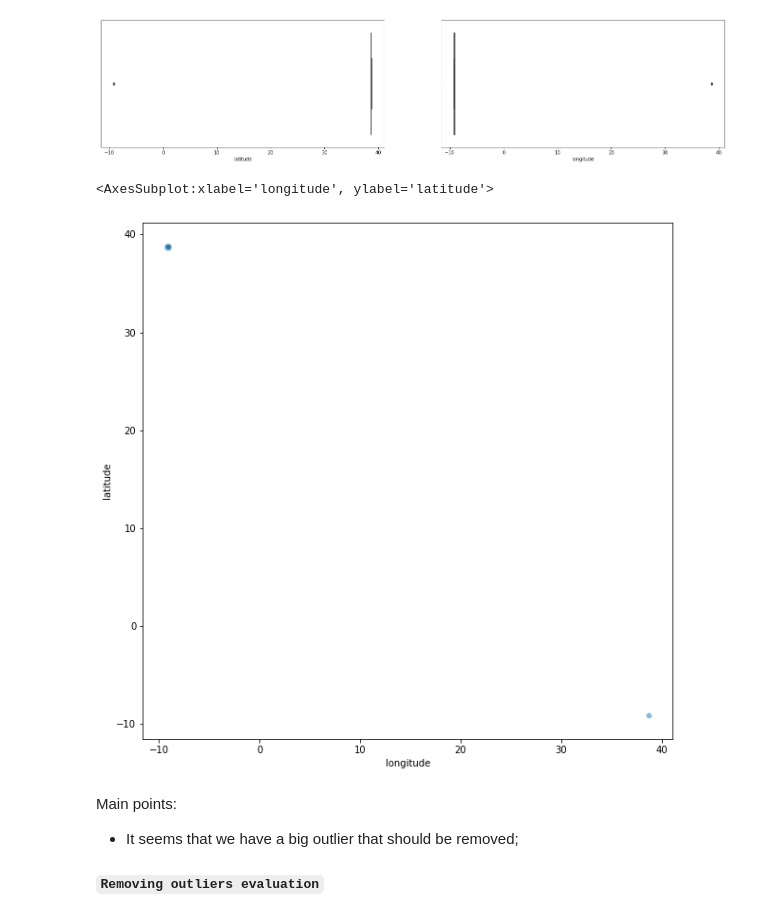
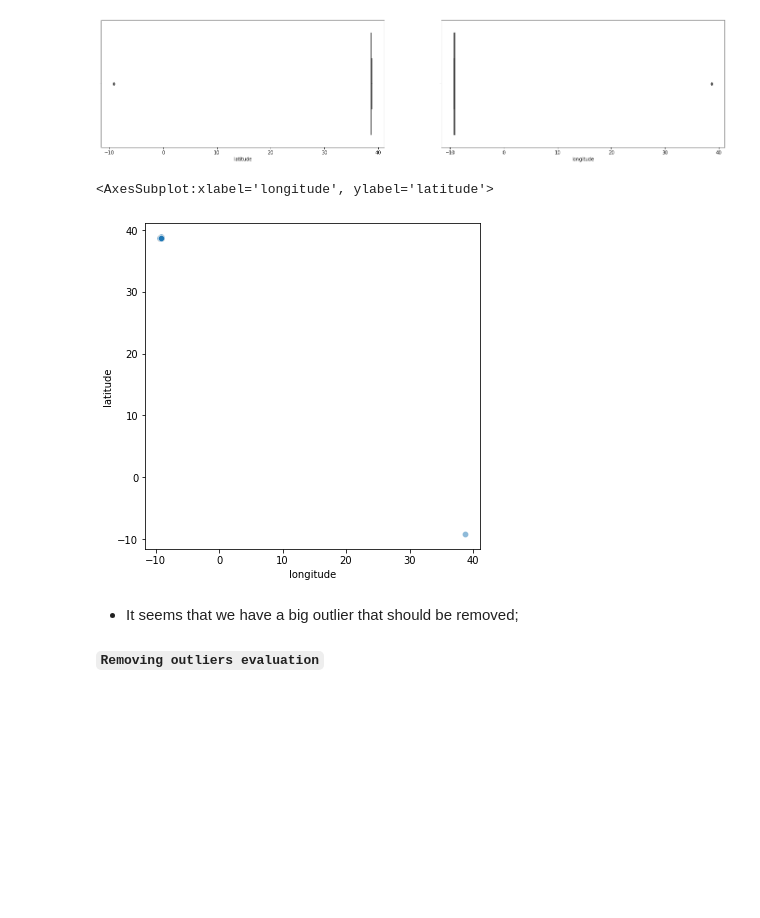
Before and after one commit to FabioParaiso/eds_pfds_project, a Jupyter notebook: 01-notebooks/0.0-data-preparation.ipynb, the cells around one changed output. Cells and saved outputs as stored; diff of their text form; code cells hidden in the pictures; blank space fills up the shorter version.

```diff
--- a/01-notebooks/0.0-data-preparation.ipynb
+++ b/01-notebooks/0.0-data-preparation.ipynb
@@ -1121,13 +1087,12 @@ sns.boxplot(data = location, x = 'longitude', ax = axes[1])
 <AxesSubplot:xlabel='longitude'>
 [figure]
 # %%
-plt.figure(figsize = (10, 10))
+plt.figure(figsize = (6, 6))
 sns.scatterplot(data = location, y = 'latitude', x = 'longitude', alpha = 0.5)
 # %% [output]
 <AxesSubplot:xlabel='longitude', ylabel='latitude'>
-[figure, old version]
+[figure, new version]
 # %% [markdown]
-Main points:
 * It seems that we have a big outlier that should be removed;
 # %% [markdown]
 **`Removing outliers evaluation`**
```
Also changed, not shown: parts of 101 cells of this notebook, 9 other files.
